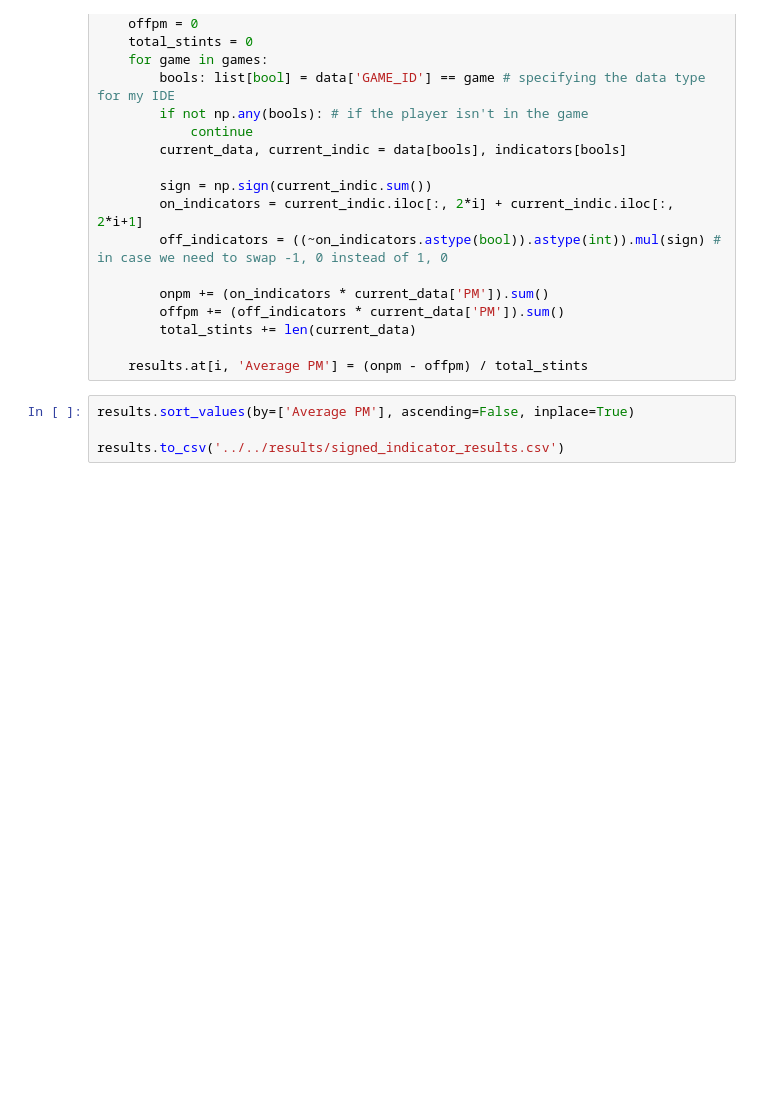
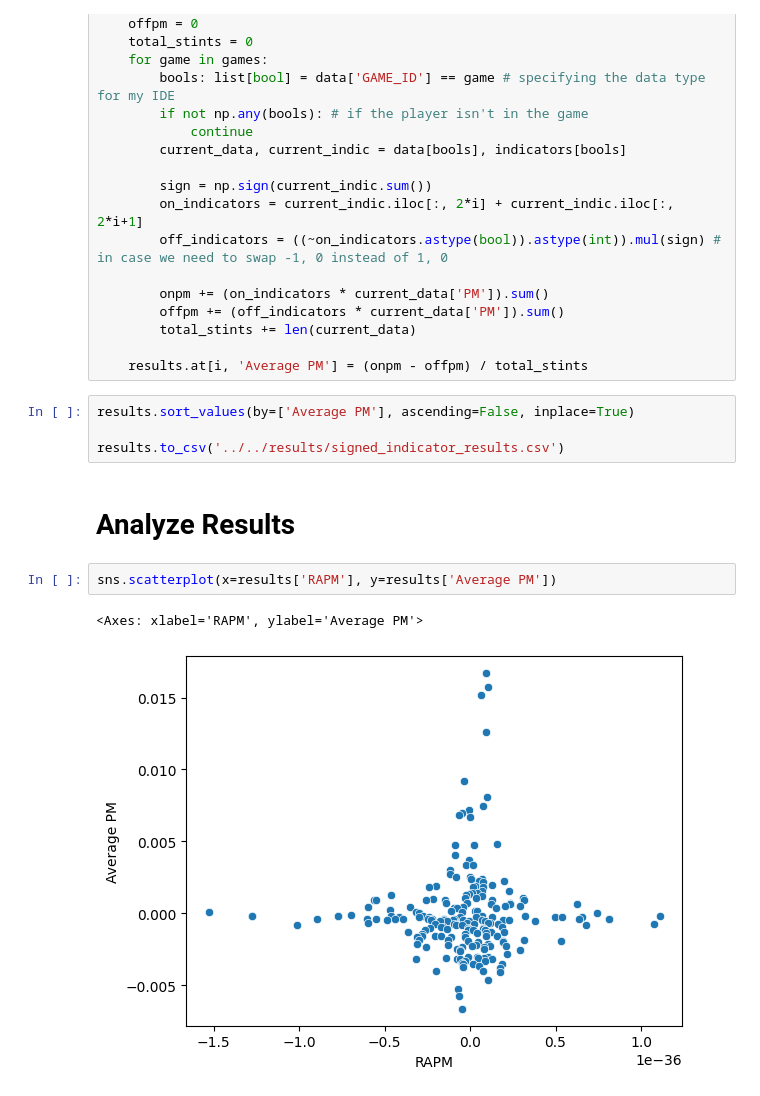
Before and after one commit to DanLeEpicMan/RAPM, a Jupyter notebook: code/analyze/create_results.ipynb, the cells around one changed output. Saved outputs shown, nothing was run; the diff lists cells and outputs as text; blank space fills up the shorter version.

```diff
--- a/code/analyze/create_results.ipynb
+++ b/code/analyze/create_results.ipynb
@@ -101,3 +99,10 @@ for i in range(len(players)):
 results.sort_values(by=['Average PM'], ascending=False, inplace=True)
 
 results.to_csv('../../results/signed_indicator_results.csv')
+# %% [markdown]
+# Analyze Results
+# %%
+sns.scatterplot(x=results['RAPM'], y=results['Average PM'])
+# %% [output]
+<Axes: xlabel='RAPM', ylabel='Average PM'>
+[figure, added]
```
Also changed, not shown: parts of 4 cells of this notebook, 20 other files.
